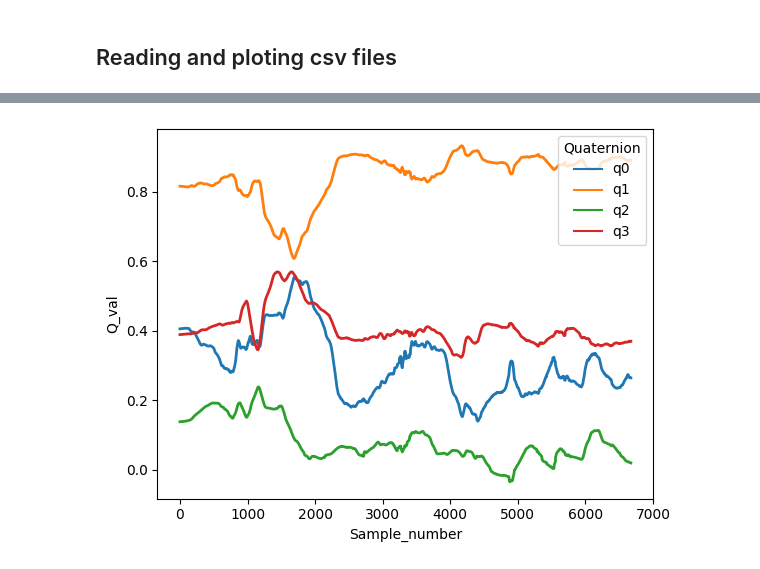
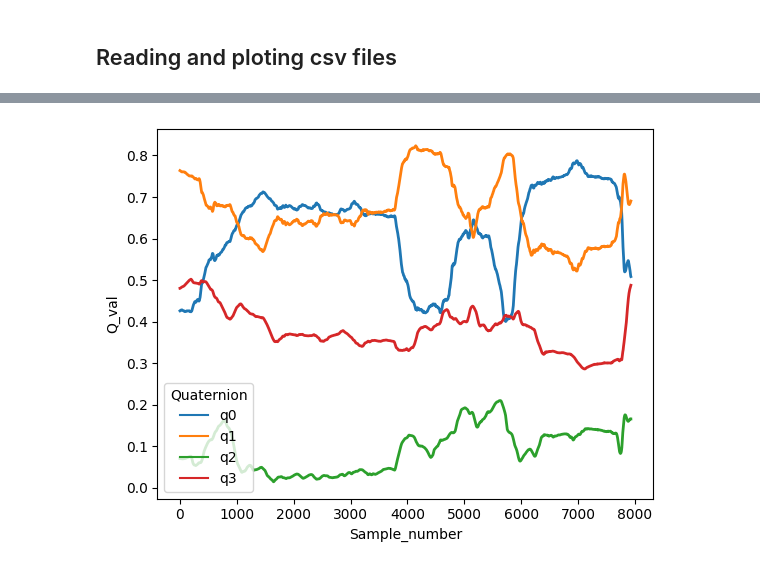
Before and after one commit to mxochicale/sentient, a Jupyter notebook: scripts/data_analysis/analysis_of_data_from_multiple-files.ipynb, the cells around one changed output, grey strips where cells are left out. Saved outputs shown, nothing was run; the diff lists cells and outputs as text; code cells hidden in the pictures.

Commit message:
adds utils for analysis of video imu_data; notebooks are working (#13)

```diff
--- a/scripts/data_analysis/analysis_of_data_from_multiple-files.ipynb
+++ b/scripts/data_analysis/analysis_of_data_from_multiple-files.ipynb
@@ -249,14 +85,21 @@ def video_to_tensor(FULL_PATH_AND_AVI_FILE, start_frame_number, end_frame_number
 # %% [markdown]
 # Reading video and plotting frames
 # %%
+FULL_PATH_AND_AVI_FILE = os.path.join(FULL_REPO_DATA_PATH, 'participant01/participant01-test04.avi')
+FULL_PATH_AND_CSV_FILE = os.path.join(FULL_REPO_DATA_PATH, 'participant01/participant01-test04.avi.csv')
+
+
 
 start_frame_number = 000
 end_frame_number = 900
 total_number_of_frames = end_frame_number - start_frame_number
-FULL_PATH_AND_AVI_FILE = os.path.join(FULL_REPO_DATA_PATH, 'participant01/participant01-test01.avi')
 
 
 video, frames_timestam = video_to_tensor(FULL_PATH_AND_AVI_FILE, start_frame_number, end_frame_number)
-print(video.shape)
+
+num_frames, height, width = video.shape
+print(f'num_frames: {num_frames}')
+print(f'height: {height}')
+print(f'width: {width}')
 # %% [output]
   VIDEO_FEATURES
@@ -428,74 +155,5 @@ plt.show()
 # %% [markdown]
 ## Reading and ploting csv files
 # %%
-FULL_PATH_AND_CSV_FILE = os.path.join(FULL_REPO_DATA_PATH, 'participant01/participant01-test01.avi.csv')
-
-df=pd.read_csv(FULL_PATH_AND_CSV_FILE)
-# print(df)
-
-# # df = df.rename(columns={'Euler_computed [Roll, Pitch, Yaw]': 'Euler_computed'})
-df = df.rename(columns={'Sample number': 'Sample_number'})
-df = df.rename(columns={'Euler [Roll, Pitch, Yaw] LPMSB2': 'Euler_LPMSB2'})
-df = df.rename(columns={'Quaternions [q0, q1, q2, q3] LPMS-B2': 'Quaternions_LPMSB2'})
-
-df[['A','B','C']]=df.Euler_LPMSB2.str.split(',',expand=True)
-df['A']=df['A'].apply(   lambda x: x.replace('[','')   )
-df['C']=df['C'].apply(   lambda x:  x.replace(']','')   )
-df['A'] = pd.to_numeric(df['A'], errors='coerce')
-df['B'] = pd.to_numeric(df['B'], errors='coerce')
-df['C'] = pd.to_numeric(df['C'], errors='coerce')
-
-df[['q0','q1','q2', 'q3']]=df.Quaternions_LPMSB2.str.split(',',expand=True)
-df['q0']=df['q0'].apply(   lambda x: x.replace('[','')   )
-df['q3']=df['q3'].apply(   lambda x:  x.replace(']','')   )
-df['q0'] = pd.to_numeric(df['q0'], errors='coerce')
-df['q1'] = pd.to_numeric(df['q1'], errors='coerce')
-df['q2'] = pd.to_numeric(df['q2'], errors='coerce')
-df['q3'] = pd.to_numeric(df['q3'], errors='coerce')
-
-print(df.head())# #Print head of csv
-
-
-## EULER ANGLES
-ndf_a=pd.DataFrame(data=df['Sample_number'])
-ndf_a.insert(1, 'Euler_angle', str('alpha'), True)
-ndf_a.insert(2, 'Euler_val', df['A'], True)
-
-ndf_b=pd.DataFrame(data=df['Sample_number'])
-ndf_b.insert(1, 'Euler_angle', str('beta'), True)
-ndf_b.insert(2, 'Euler_val', df['B'], True)
-
-ndf_c=pd.DataFrame(data=df['Sample_number'])
-ndf_c.insert(1, 'Euler_angle', str('gamma'), True)
-ndf_c.insert(2, 'Euler_val', df['C'], True)
-
-ndf = pd.concat([ndf_a, ndf_b, ndf_c], ignore_index=True)
-print(ndf)
-
-sns.lineplot(data=ndf,x='Sample_number', y='Euler_val',hue='Euler_angle',lw=2)
-plt.show()
-
-
-## QUATERNIONS
-nqdf_q0=pd.DataFrame(data=df['Sample_number'])
-nqdf_q0.insert(1, 'Quaternion', str('q0'), True)
-nqdf_q0.insert(2, 'Q_val', df['q0'], True)
-
-nqdf_q1=pd.DataFrame(data=df['Sample_number'])
-nqdf_q1.insert(1, 'Quaternion', str('q1'), True)
-nqdf_q1.insert(2, 'Q_val', df['q1'], True)
-
-nqdf_q2=pd.DataFrame(data=df['Sample_number'])
-nqdf_q2.insert(1, 'Quaternion', str('q2'), True)
-nqdf_q2.insert(2, 'Q_val', df['q2'], True)
-
-nqdf_q3=pd.DataFrame(data=df['Sample_number'])
-nqdf_q3.insert(1, 'Quaternion', str('q3'), True)
-nqdf_q3.insert(2, 'Q_val', df['q3'], True)
-
-nqdf = pd.concat([nqdf_q0, nqdf_q1, nqdf_q2, nqdf_q3], ignore_index=True)
-print(nqdf)
-
-sns.lineplot(data=nqdf,x='Sample_number', y='Q_val',hue='Quaternion',lw=2)
-plt.show()
+    df, ndf, nqdf = get_and_plot_imu_data_analysis(FULL_PATH_AND_CSV_FILE)
 # %% [output]
@@ -534 +161 @@ plt.show()
-[figure, old version]
+[figure, new version]
```
Also changed, not shown: parts of 11 cells of this notebook, 4 other files.
